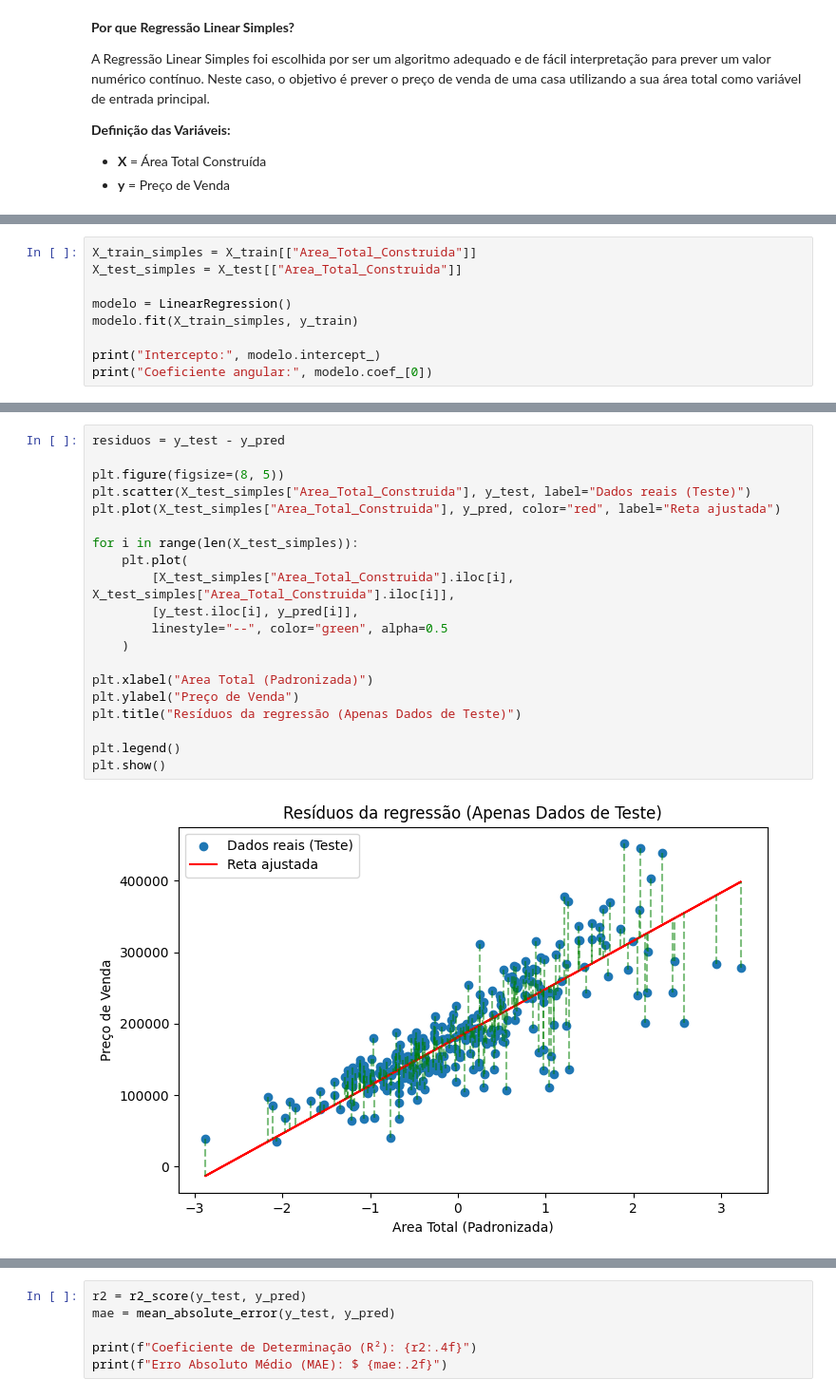
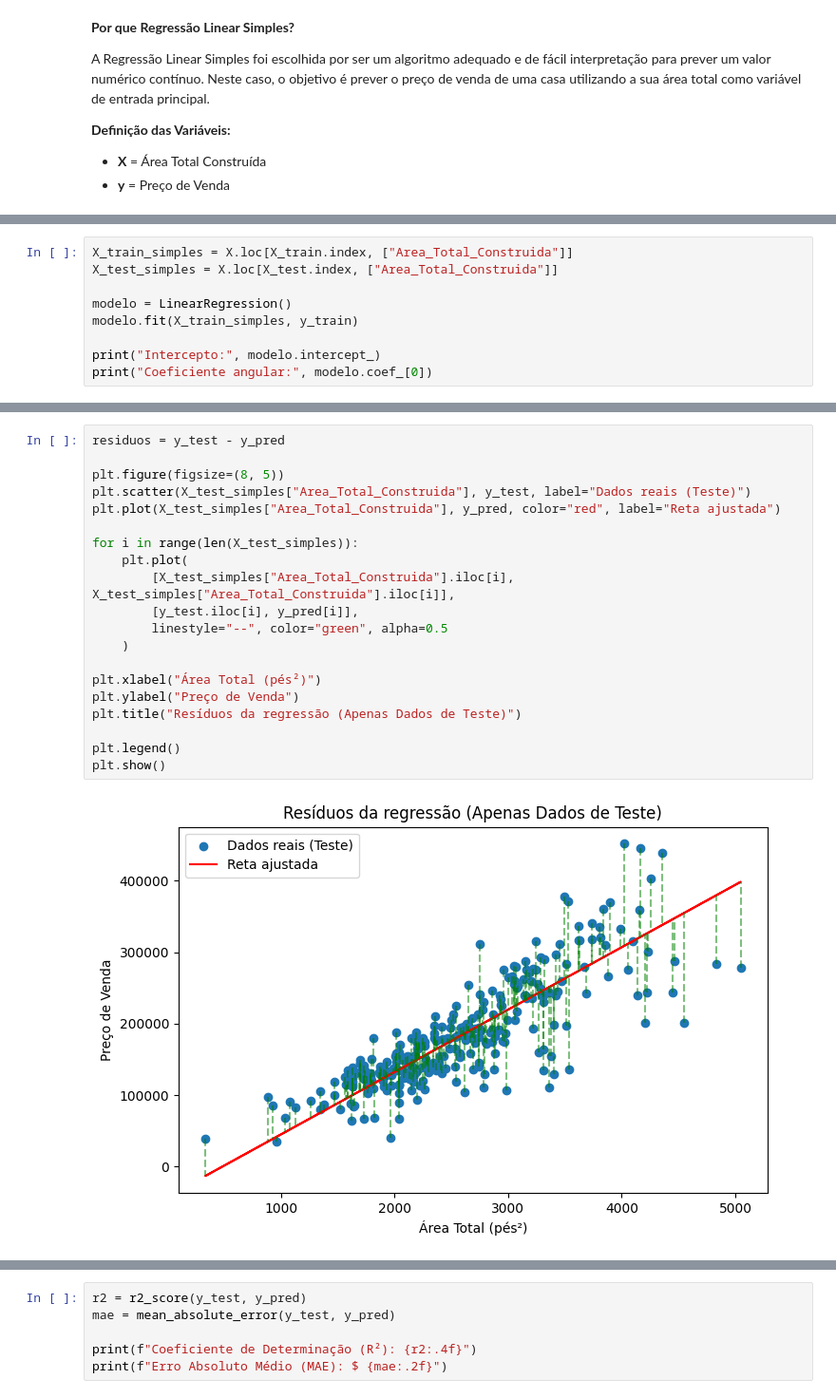
Before and after one commit to Mauro-devs/DataAnalysis, a Jupyter notebook: notebook.ipynb, the cells around one changed output, grey strips where cells are left out. Shown at 95% size. Cells and saved outputs as stored; diff of their text form.

```diff
--- a/notebook.ipynb
+++ b/notebook.ipynb
@@ -430,6 +401,6 @@ Para facilitar o aprendizado do nosso modelo, nós aplicamos uma técnica de pre
 # %%
-X_train_simples = X_train[["Area_Total_Construida"]]
-X_test_simples = X_test[["Area_Total_Construida"]]
+X_train_simples = X.loc[X_train.index, ["Area_Total_Construida"]]
+X_test_simples = X.loc[X_test.index, ["Area_Total_Construida"]]
 
 modelo = LinearRegression()
 modelo.fit(X_train_simples, y_train)
@@ -461,25 +432,25 @@ plt.show()
 # %%
 residuos = y_test - y_pred
 
 plt.figure(figsize=(8, 5))
 plt.scatter(X_test_simples["Area_Total_Construida"], y_test, label="Dados reais (Teste)")
 plt.plot(X_test_simples["Area_Total_Construida"], y_pred, color="red", label="Reta ajustada")
 
 for i in range(len(X_test_simples)):
     plt.plot(
         [X_test_simples["Area_Total_Construida"].iloc[i], X_test_simples["Area_Total_Construida"].iloc[i]],
         [y_test.iloc[i], y_pred[i]],
         linestyle="--", color="green", alpha=0.5
     )
 
-plt.xlabel("Area Total (Padronizada)")
+plt.xlabel("Área Total (pés²)")
 plt.ylabel("Preço de Venda")
 plt.title("Resíduos da regressão (Apenas Dados de Teste)")
 
 plt.legend()
 plt.show()
 # %% [output]
-[figure, old version]
+[figure, new version]
 # %% [markdown]
 **Resíduos:**
 
```
Also changed, not shown: parts of 9 cells of this notebook.
